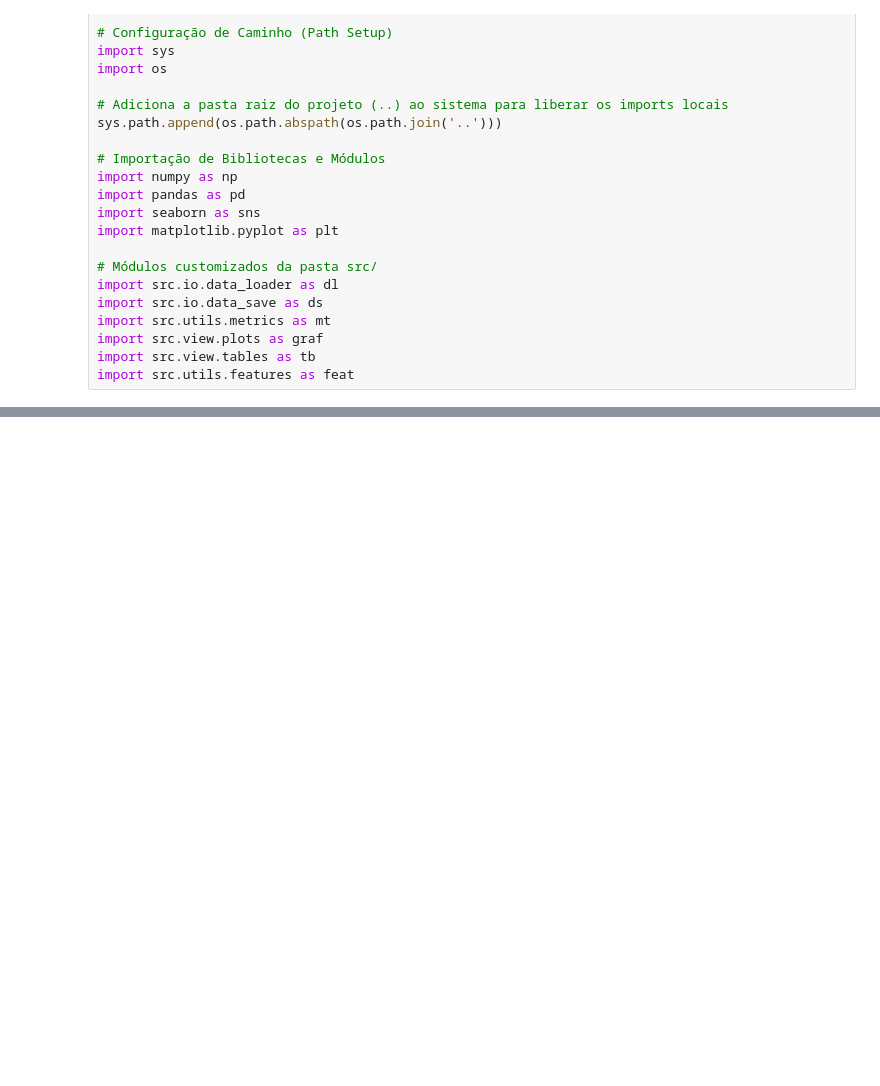
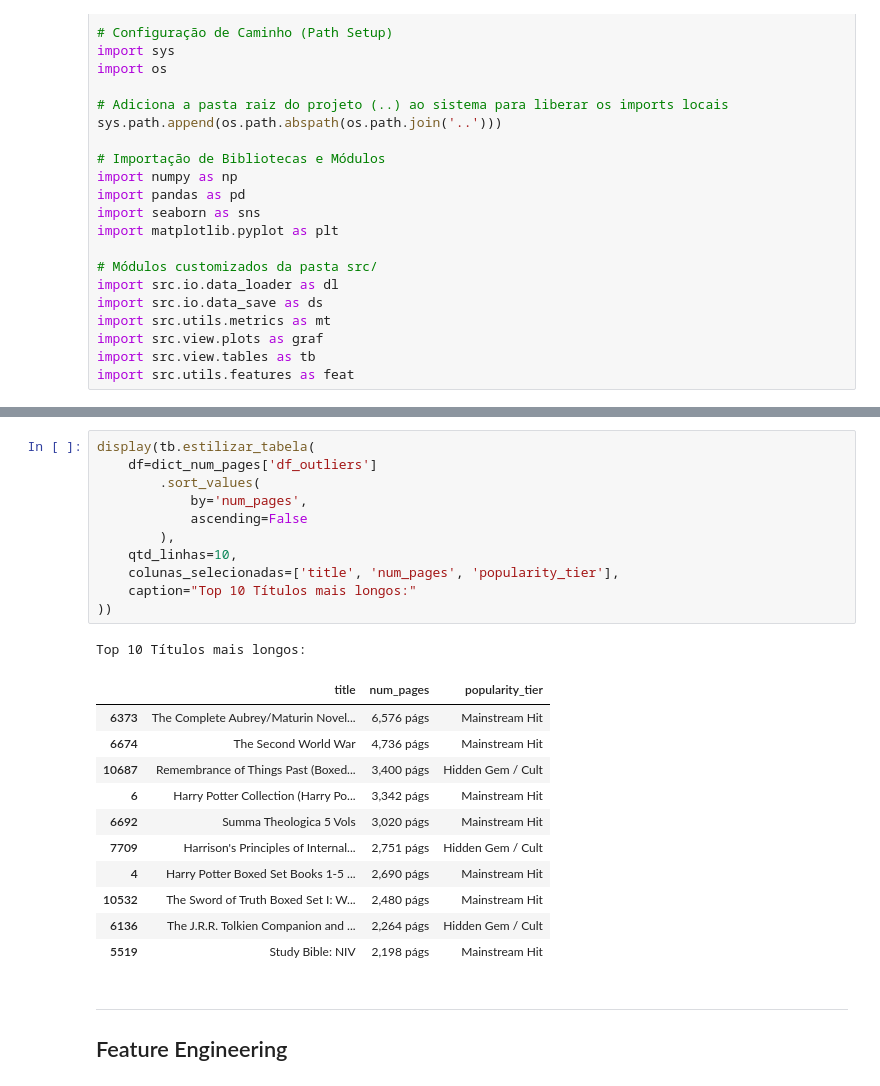
Before and after one commit to AleCecilio/entertainment_industry_performance_analysis, a Jupyter notebook: notebooks/13_feature_engineering_outliers_books.ipynb, the cells around one changed output, grey strips where cells are left out. Cells and saved outputs as stored; diff of their text form; blank space fills up the shorter version.

```diff
--- a/notebooks/13_feature_engineering_outliers_books.ipynb
+++ b/notebooks/13_feature_engineering_outliers_books.ipynb
@@ -36,0 +121,27 @@ import src.utils.features as feat
+# %%
+display(tb.estilizar_tabela(
+    df=dict_num_pages['df_outliers']
+        .sort_values(
+            by='num_pages',
+            ascending=False
+        ),
+    qtd_linhas=10,
+    colunas_selecionadas=['title', 'num_pages', 'popularity_tier'],
+    caption="Top 10 Títulos mais longos:"
+))
+# %% [output]
+Top 10 Títulos mais longos:
+|  | title | num_pages | popularity_tier |
+| 6373 | The Complete Aubrey/Maturin Novel... | 6,576 págs | Mainstream Hit |
+| 6674 | The Second World War | 4,736 págs | Mainstream Hit |
+| 10687 | Remembrance of Things Past (Boxed... | 3,400 págs | Hidden Gem / Cult |
+| 6 | Harry Potter Collection (Harry Po... | 3,342 págs | Mainstream Hit |
+| 6692 | Summa Theologica 5 Vols | 3,020 págs | Mainstream Hit |
+| 7709 | Harrison's Principles of Internal... | 2,751 págs | Hidden Gem / Cult |
+| 4 | Harry Potter Boxed Set Books 1-5 ... | 2,690 págs | Mainstream Hit |
+| 10532 | The Sword of Truth Boxed Set I: W... | 2,480 págs | Mainstream Hit |
+| 6136 | The J.R.R. Tolkien Companion and ... | 2,264 págs | Hidden Gem / Cult |
+| 5519 | Study Bible: NIV | 2,198 págs | Mainstream Hit |
+# %% [markdown]
+---
+## Feature Engineering
```
Also changed, not shown: parts of 15 cells of this notebook, 12 other files.
